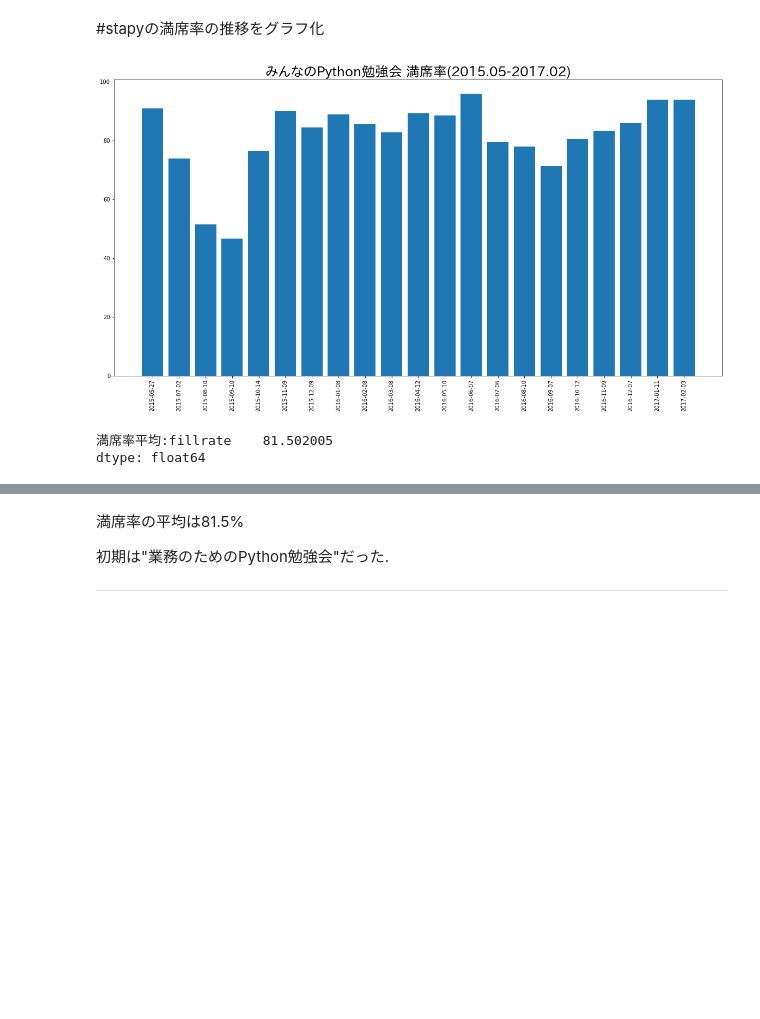
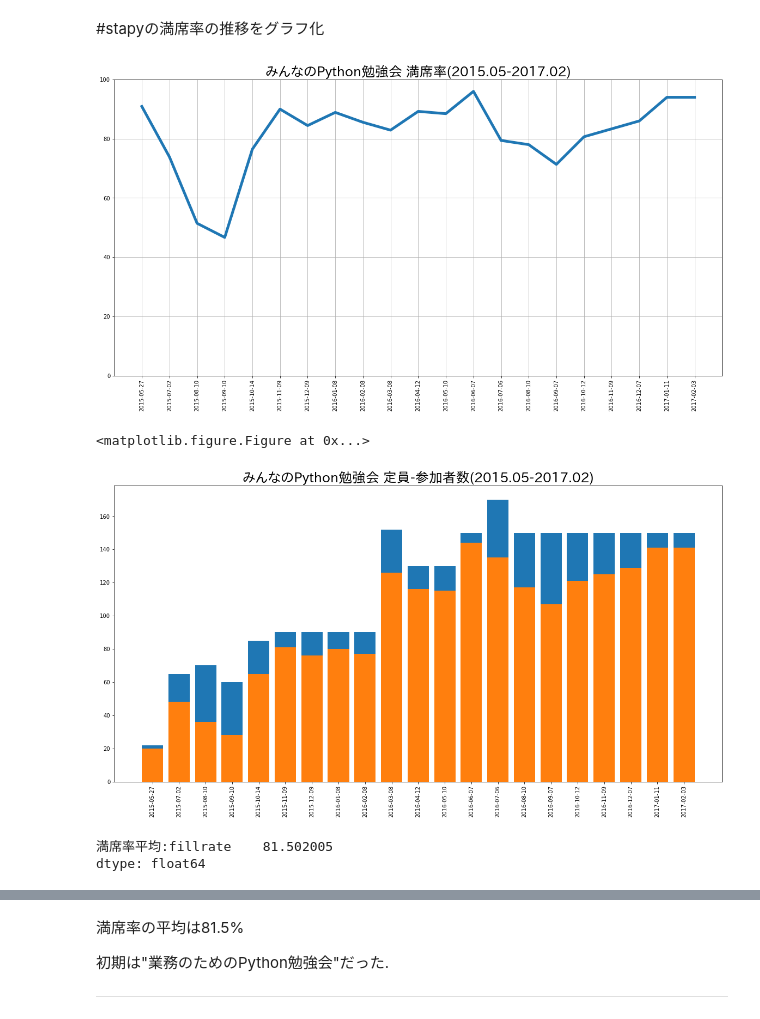
Before and after one commit to NaoY-2501/pythonStudyGroupData, a Jupyter notebook: pythonStudyGroupData.ipynb, the cells around one changed output, grey strips where cells are left out. Drawn from its saved outputs; the diff is of its cells as text; code cells hidden in the pictures; blank space fills up the shorter version.

Commit message:
add limit-accepted graph

```diff
--- a/pythonStudyGroupData.ipynb
+++ b/pythonStudyGroupData.ipynb
@@ -120,37 +120,55 @@ fonts[fonts['path'].apply(lambda s: 'Takao' in s)]
 # %%
 df = pd.read_csv('data/stapy_eventStats_-201702.csv')
 date = []
 title = []
 fillrate = []
+limit = []
+accepted = []
+
 for idx,row in df.iterrows():
     if row['groupNm'] == 'Start Python Club':
         title.append(row['title'])
         date.append(row['date'])
+        limit.append(row['limit'])
+        accepted.append(row['accepted'])
         popularity = (row['accepted']/row['limit'])*100
         fillrate.append(popularity)
 d = {'date':date,'title':title}
 titles = pd.DataFrame.from_dict(d)
 titles
 
 xaxis = []
 for x in range(len(title)):
     xaxis.append(x)
 
 plt.figure(figsize=(20,10))
-plt.bar(xaxis,fillrate)
+plt.ylim(0,100)
+plt.plot(xaxis,fillrate,lw=5)
 plt.xticks(xaxis,date,rotation='vertical')
 plt.title('みんなのPython勉強会 満席率(2015.05-2017.02)',fontdict={'family':'TakaoPGothic'},fontsize=25)
+plt.grid()
 plt.savefig('img/stapyFillrate.png',transperent=False)
+plt.show()
+
+plt.clf()
+plt.figure(figsize=(20,10))
+plt.bar(xaxis,limit)
+plt.bar(xaxis,accepted)
+plt.xticks(xaxis,date,rotation='vertical')
+plt.title('みんなのPython勉強会 定員-参加者数(2015.05-2017.02)',fontdict={'family':'TakaoPGothic'},fontsize=25)
+plt.savefig('img/stapyAccepted.png',transperent=False)
 plt.show()
 
 fillrates = pd.DataFrame({'fillrate':fillrate})
 print('満席率平均:',end="")
 print(fillrates.mean())
 titles
 # %% [output]
-[figure, old version]
+[figure, new version]
-満席率平均:fillrate    81.502005
-dtype: float64
+<matplotlib.figure.Figure at 0x...>
+[figure, added]
+満席率平均:fillrate    81.502005
+dtype: float64
 |  | date | title |
 | 0 | 2015-05-27 | ['業務のためのPython勉強会'] |
 | 1 | 2015-07-02 | ['業務のためのPython勉強会#2'] |
```
Also changed, not shown: parts of 3 cells of this notebook, 4 other files.
